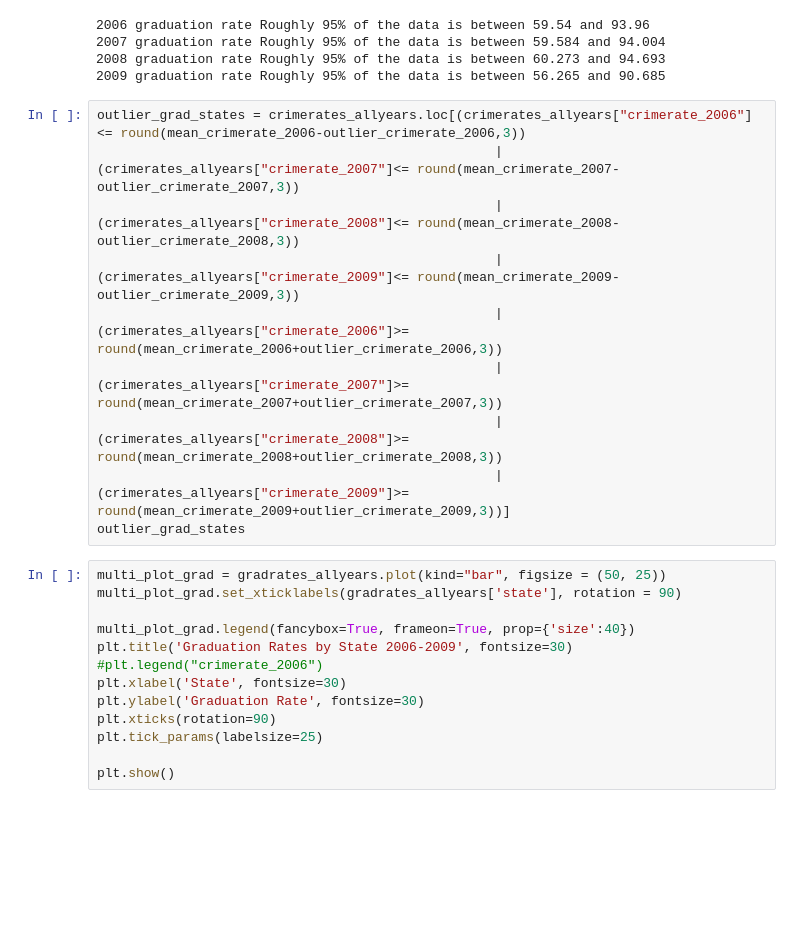
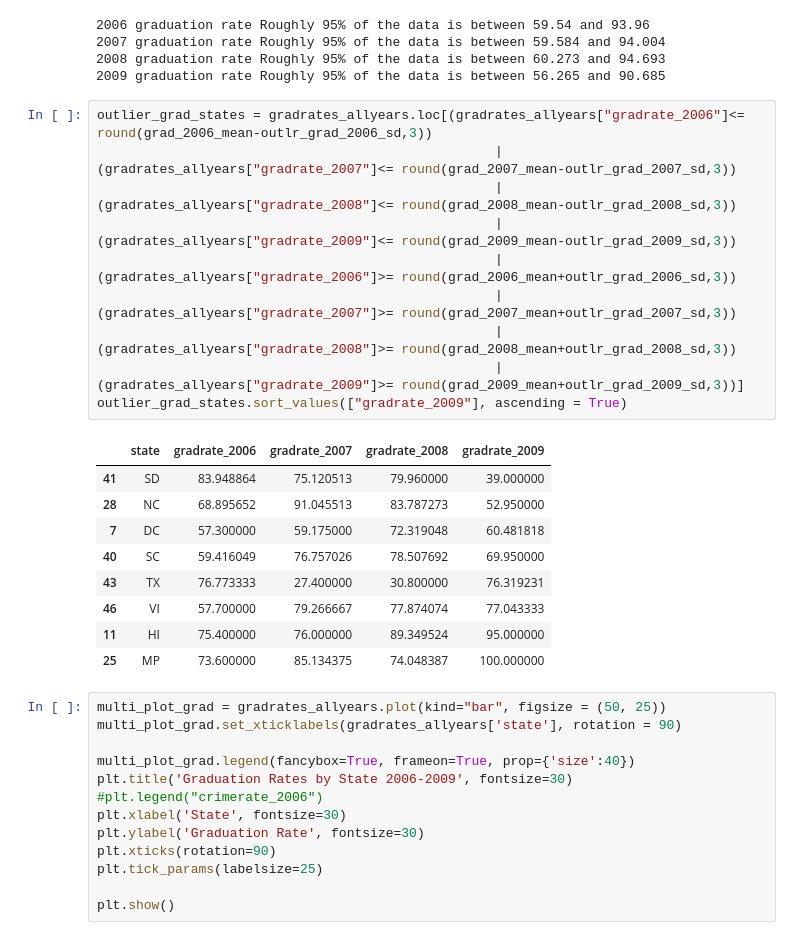
Before and after one commit to klcurtiss/Project1work, a Jupyter notebook: Kelly_project1.ipynb, the cells around one changed output. Saved outputs shown, nothing was run; the diff lists cells and outputs as text; blank space fills up the shorter version.

Commit message:
tundeBranchGrad rates edited

```diff
--- a/Kelly_project1.ipynb
+++ b/Kelly_project1.ipynb
@@ -608,16 +610,26 @@ print(f"2009 graduation rate Roughly 95% of the data is between {round(grad_2009
 2007 graduation rate Roughly 95% of the data is between 59.584 and 94.004
 2008 graduation rate Roughly 95% of the data is between 60.273 and 94.693
 2009 graduation rate Roughly 95% of the data is between 56.265 and 90.685
-# %%
-outlier_grad_states = crimerates_allyears.loc[(crimerates_allyears["crimerate_2006"]<= round(mean_crimerate_2006-outlier_crimerate_2006,3))
-                                                   |(crimerates_allyears["crimerate_2007"]<= round(mean_crimerate_2007-outlier_crimerate_2007,3))
-                                                   |(crimerates_allyears["crimerate_2008"]<= round(mean_crimerate_2008-outlier_crimerate_2008,3))
-                                                   | (crimerates_allyears["crimerate_2009"]<= round(mean_crimerate_2009-outlier_crimerate_2009,3))
-                                                   | (crimerates_allyears["crimerate_2006"]>= round(mean_crimerate_2006+outlier_crimerate_2006,3))
-                                                   | (crimerates_allyears["crimerate_2007"]>= round(mean_crimerate_2007+outlier_crimerate_2007,3))
-                                                   | (crimerates_allyears["crimerate_2008"]>= round(mean_crimerate_2008+outlier_crimerate_2008,3))
-                                                   | (crimerates_allyears["crimerate_2009"]>= round(mean_crimerate_2009+outlier_crimerate_2009,3))]
-outlier_grad_states
+# %%
+outlier_grad_states = gradrates_allyears.loc[(gradrates_allyears["gradrate_2006"]<= round(grad_2006_mean-outlr_grad_2006_sd,3))
+                                                   |(gradrates_allyears["gradrate_2007"]<= round(grad_2007_mean-outlr_grad_2007_sd,3))
+                                                   |(gradrates_allyears["gradrate_2008"]<= round(grad_2008_mean-outlr_grad_2008_sd,3))
+                                                   | (gradrates_allyears["gradrate_2009"]<= round(grad_2009_mean-outlr_grad_2009_sd,3))
+                                                   | (gradrates_allyears["gradrate_2006"]>= round(grad_2006_mean+outlr_grad_2006_sd,3))
+                                                   | (gradrates_allyears["gradrate_2007"]>= round(grad_2007_mean+outlr_grad_2007_sd,3))
+                                                   | (gradrates_allyears["gradrate_2008"]>= round(grad_2008_mean+outlr_grad_2008_sd,3))
+                                                   | (gradrates_allyears["gradrate_2009"]>= round(grad_2009_mean+outlr_grad_2009_sd,3))]
+outlier_grad_states.sort_values(["gradrate_2009"], ascending = True)
+# %% [output]
+|  | state | gradrate_2006 | gradrate_2007 | gradrate_2008 | gradrate_2009 |
+| 41 | SD | 83.948864 | 75.120513 | 79.960000 | 39.000000 |
+| 28 | NC | 68.895652 | 91.045513 | 83.787273 | 52.950000 |
+| 7 | DC | 57.300000 | 59.175000 | 72.319048 | 60.481818 |
+| 40 | SC | 59.416049 | 76.757026 | 78.507692 | 69.950000 |
+| 43 | TX | 76.773333 | 27.400000 | 30.800000 | 76.319231 |
+| 46 | VI | 57.700000 | 79.266667 | 77.874074 | 77.043333 |
+| 11 | HI | 75.400000 | 76.000000 | 89.349524 | 95.000000 |
+| 25 | MP | 73.600000 | 85.134375 | 74.048387 | 100.000000 |
 # %%
 multi_plot_grad = gradrates_allyears.plot(kind="bar", figsize = (50, 25))
 multi_plot_grad.set_xticklabels(gradrates_allyears['state'], rotation = 90)
```
Also changed, not shown: parts of 1 cell of this notebook.
